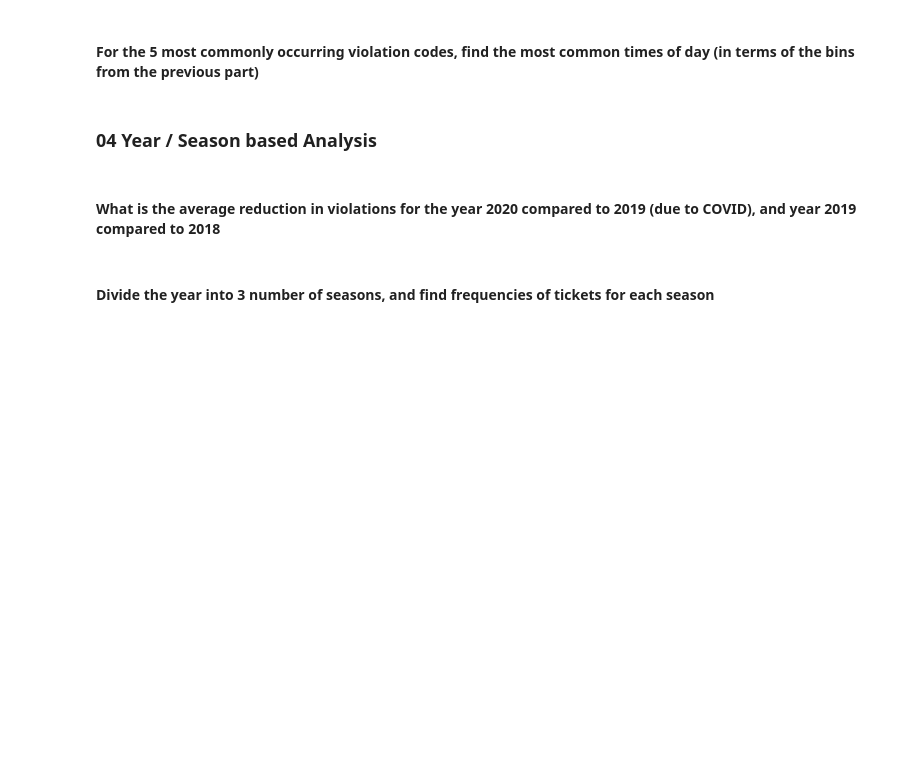
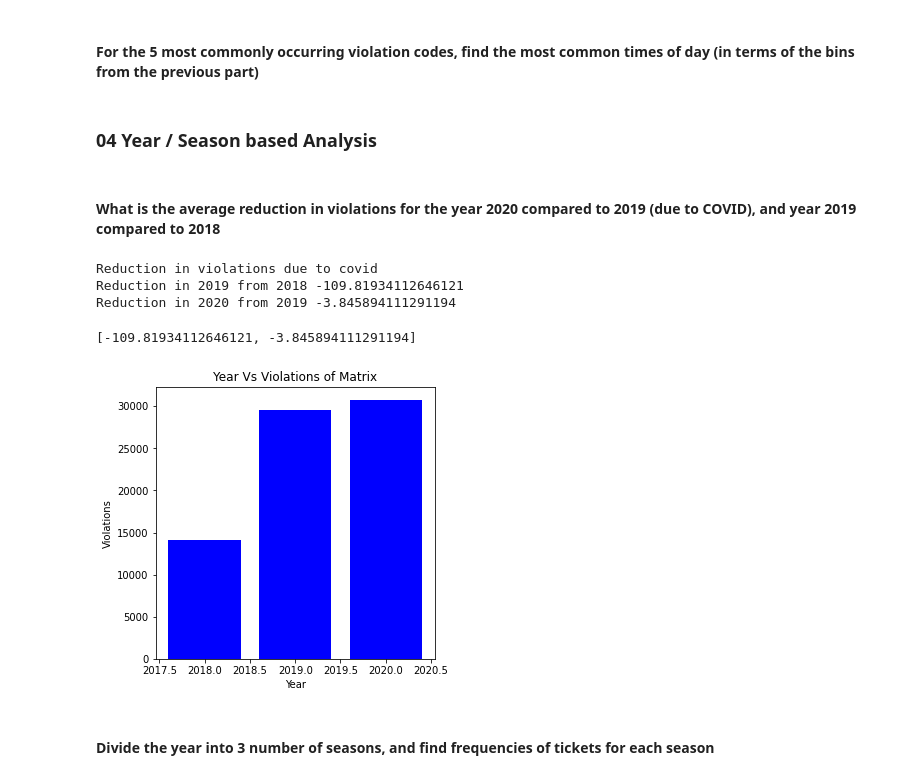
Before and after one commit to MTech-DA231-Project/NYC_Parking_Analysis, a Jupyter notebook: notebooks/nyc_parking_analysis.ipynb, the cells around one changed output. Saved outputs shown, nothing was run; the diff lists cells and outputs as text; code cells hidden in the pictures; blank space fills up the shorter version.

```diff
--- a/notebooks/nyc_parking_analysis.ipynb
+++ b/notebooks/nyc_parking_analysis.ipynb
@@ -380,5 +393,14 @@ only showing top 20 rows
 ### 04 Year / Season based Analysis
 # %% [markdown]
 #### **What is the average reduction in violations for the year 2020 compared to 2019 (due to COVID), and year 2019 compared to 2018**
+# %%
+print("Reduction in violations due to covid")
+sba.reduction_in_violations(df)
+# %% [output]
+Reduction in violations due to covid
+Reduction in 2019 from 2018 -109.81934112646121
+Reduction in 2020 from 2019 -3.845894111291194
+[-109.81934112646121, -3.845894111291194]
+[figure, added]
 # %% [markdown]
 #### **Divide the year into 3 number of seasons, and find frequencies of tickets for each season**
```
Also changed, not shown: parts of 12 cells of this notebook.
